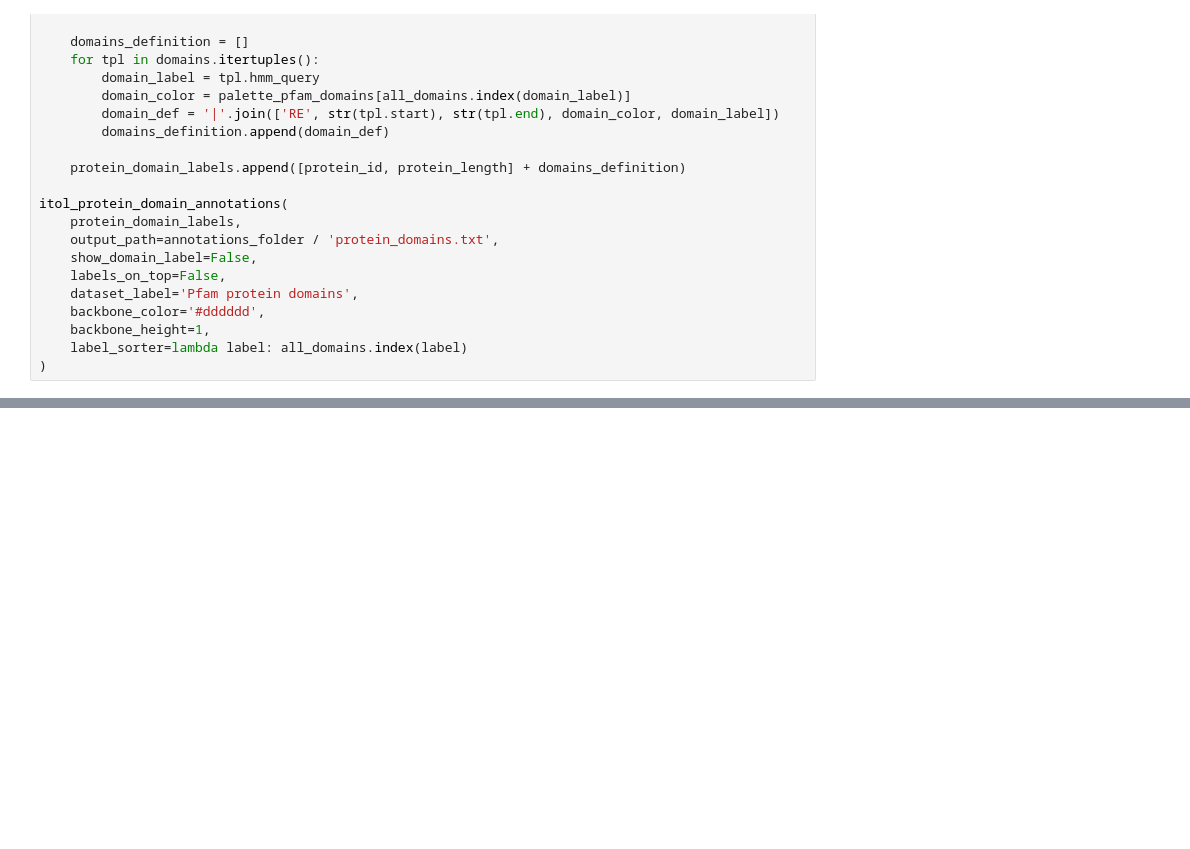
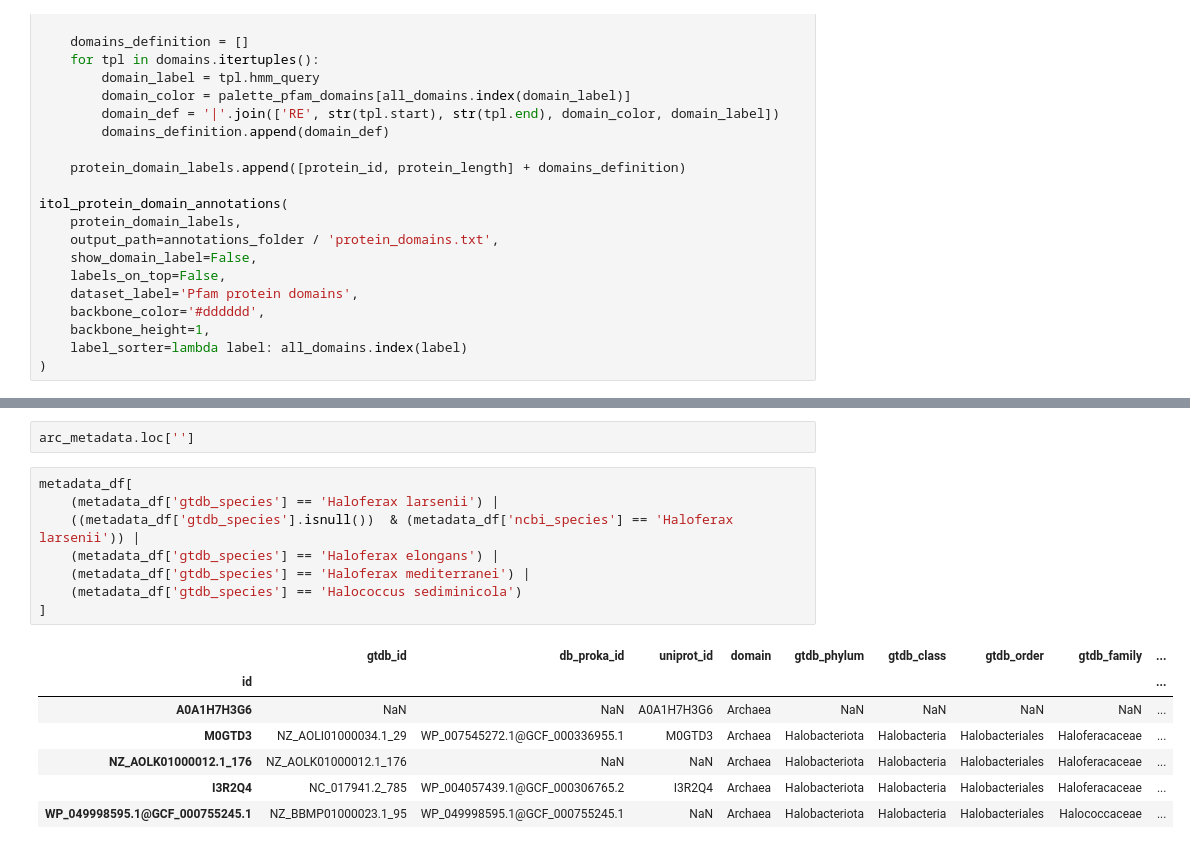
Before and after one commit to Chahrazadt87/AvB, a Jupyter notebook: notebook/hydrolase_tree.ipynb, the cells around one changed output, grey strips where cells are left out. Saved outputs shown, nothing was run; the diff lists cells and outputs as text; blank space fills up the shorter version.

```diff
--- a/notebook/hydrolase_tree.ipynb
+++ b/notebook/hydrolase_tree.ipynb
@@ -324,0 +1050,18 @@ itol_protein_domain_annotations(
+# %%
+arc_metadata.loc['']
+# %%
+metadata_df[
+    (metadata_df['gtdb_species'] == 'Haloferax larsenii') |
+    ((metadata_df['gtdb_species'].isnull())  & (metadata_df['ncbi_species'] == 'Haloferax larsenii')) |
+    (metadata_df['gtdb_species'] == 'Haloferax elongans') |
+    (metadata_df['gtdb_species'] == 'Haloferax mediterranei') |
+    (metadata_df['gtdb_species'] == 'Halococcus sediminicola')
+]
+# %% [output]
+|  | gtdb_id | db_proka_id | uniprot_id | domain | gtdb_phylum | gtdb_class | gtdb_order | gtdb_family | ... |
+| id |  |  |  |  |  |  |  |  | ... |
+| A0A1H7H3G6 | NaN | NaN | A0A1H7H3G6 | Archaea | NaN | NaN | NaN | NaN | ... |
+| M0GTD3 | NZ_AOLI01000034.1_29 | WP_007545272.1@GCF_000336955.1 | M0GTD3 | Archaea | Halobacteriota | Halobacteria | Halobacteriales | Haloferacaceae | ... |
+| NZ_AOLK01000012.1_176 | NZ_AOLK01000012.1_176 | NaN | NaN | Archaea | Halobacteriota | Halobacteria | Halobacteriales | Haloferacaceae | ... |
+| I3R2Q4 | NC_017941.2_785 | WP_004057439.1@GCF_000306765.2 | I3R2Q4 | Archaea | Halobacteriota | Halobacteria | Halobacteriales | Haloferacaceae | ... |
+| WP_049998595.1@GCF_000755245.1 | NZ_BBMP01000023.1_95 | WP_049998595.1@GCF_000755245.1 | NaN | Archaea | Halobacteriota | Halobacteria | Halobacteriales | Halococcaceae | ... |
```
Also changed, not shown: parts of 45 cells of this notebook, 32 other files.
